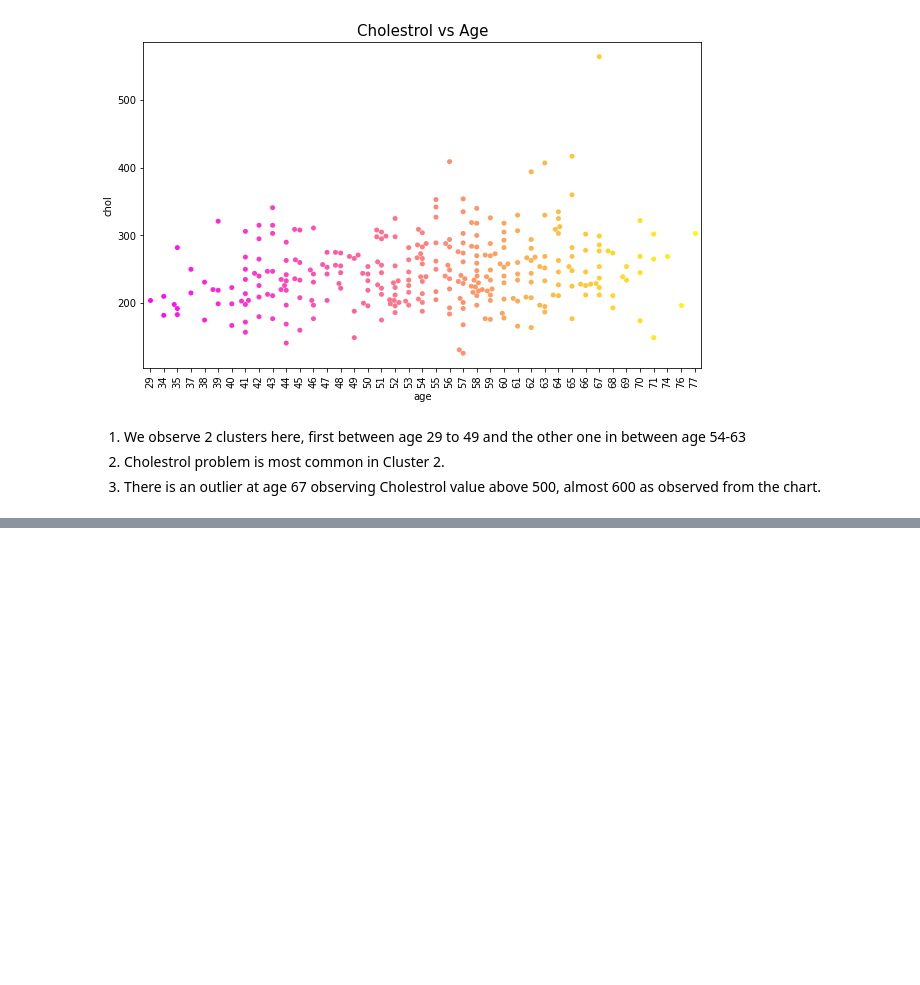
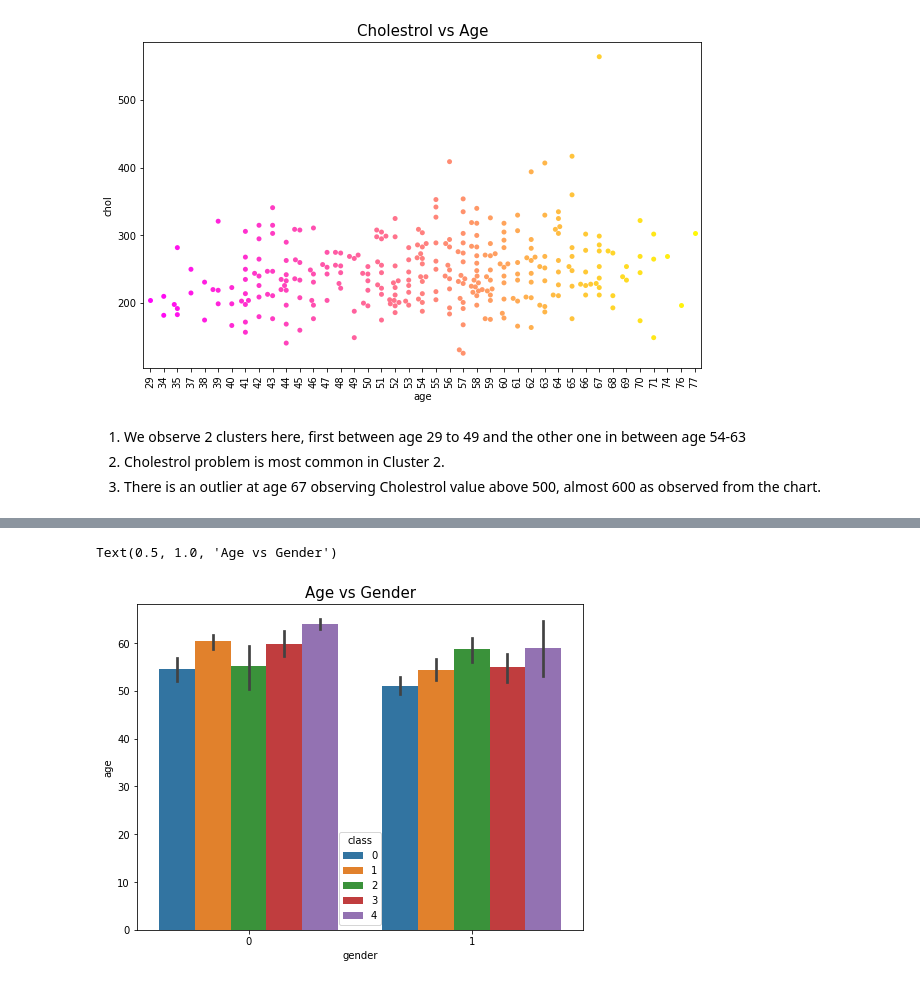
Before and after one commit to ankurkaiser/Clevelanda, a Jupyter notebook: Clevelanda.ipynb, the cells around one changed output, grey strips where cells are left out. Drawn from its saved outputs; the diff is of its cells as text; code cells hidden in the pictures; blank space fills up the shorter version.

```diff
--- a/Clevelanda.ipynb
+++ b/Clevelanda.ipynb
@@ -160,0 +166,7 @@ dtype: object
+# %%
+plt.figure(figsize=(8,6))
+sns.barplot(data=data,x='gender',y='age',hue='class')
+plt.title("Age vs Gender",fontsize=15)
+# %% [output]
+Text(0.5, 1.0, 'Age vs Gender')
+[figure, added]
```
Also changed, not shown: parts of 17 cells of this notebook.
